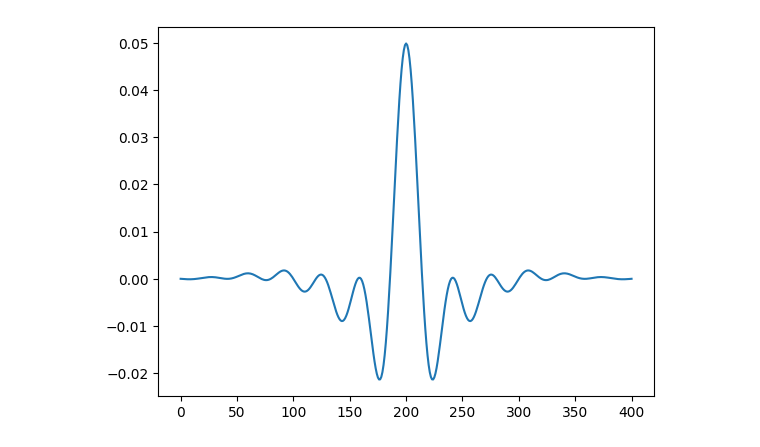
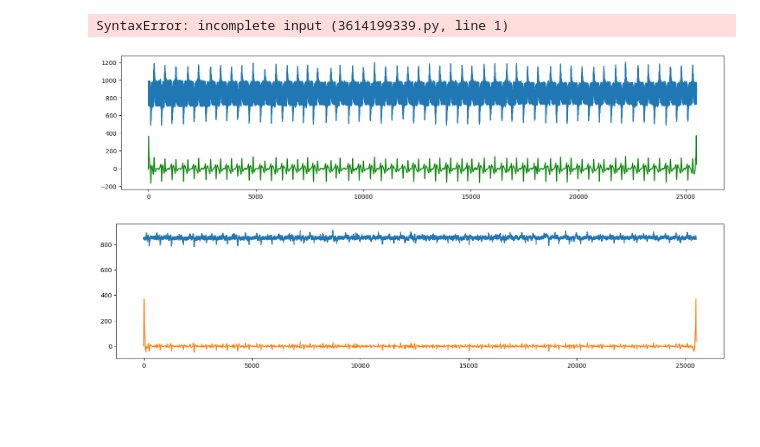
Before and after one commit to CharleneLimKH/EEG, a Jupyter notebook: eeg-1.ipynb, the cells around one changed output. Saved outputs shown, nothing was run; the diff lists cells and outputs as text; code cells hidden in the pictures; blank space fills up the shorter version.

```diff
--- a/eeg-1.ipynb
+++ b/eeg-1.ipynb
@@ -62,11 +57,0 @@ plt.show()
-# %%
-#determine the nyquist frequency
-nyquist_freq = 0.5 #represents half the sampling rate
-#choose the cutoff frequency
-cutoff_freq = 0.01 #Hz
-#use signal.firwin function : FIR (finite impulse response) filter to process the signal
-filter = signal.firwin(401, [0.01, 0.06], pass_zero=False)
-plt.plot(filter)
-plt.show()
-# %% [output]
-[figure, removed]
@@ -72,0 +96,38 @@ plt.show()
+# %%
+#code source: https://www.daanmichiels.com/blog/2017/10/filtering-eeg-signals-using-scipy/
+#apply signal.firwin function : FIR (finite impulse response) filter to process the signal
+#choose the cutoff frequency
+cutoff_freq = [0.01, 0.06] #Hz
+filter = signal.firwin(430, [0.01, 0.06], pass_zero=False)
+
+# plt.figure(figsize=(12, 6))
+# plt.plot(filter)
+# plt.title("Filtered EEG Data")
+# plt.xlabel("Time (s)")
+# plt.ylabel("Amplitude")
+# plt.grid(True)
+# plt.tight_layout()
+# plt.show()
+# %%
+#Create a function to apply the filters to the signal processing pipeline
+def signalProcessing():
+# %% [output]
+SyntaxError: incomplete input (3614199339.py, line 1)
+# %%
+#FIR (finite impulse response) filter to process in series 1 and compare the results
+lb1_clean = signal.convolve(lb_ser1, filter, mode='same')
+plt.figure(figsize=(18,4))
+plt.plot(lb_ser1, alpha=1) #alpha is for transparency
+plt.plot(lb1_clean, color = "green")
+plt.show()
+# %% [output]
+[figure, added]
+# %%
+#FIR (finite impulse response) filter to process the first 510 points in series 2 and compare the results
+lb2_clean = signal.convolve(lb_ser2, filter, mode='same')
+plt.figure(figsize=(18,4))
+plt.plot(lb_ser2, alpha=1) #alpha is for transparency
+plt.plot(lb2_clean)
+plt.show()
+# %% [output]
+[figure, added]
```
Also changed, not shown: parts of 19 cells of this notebook, 1 other file.
